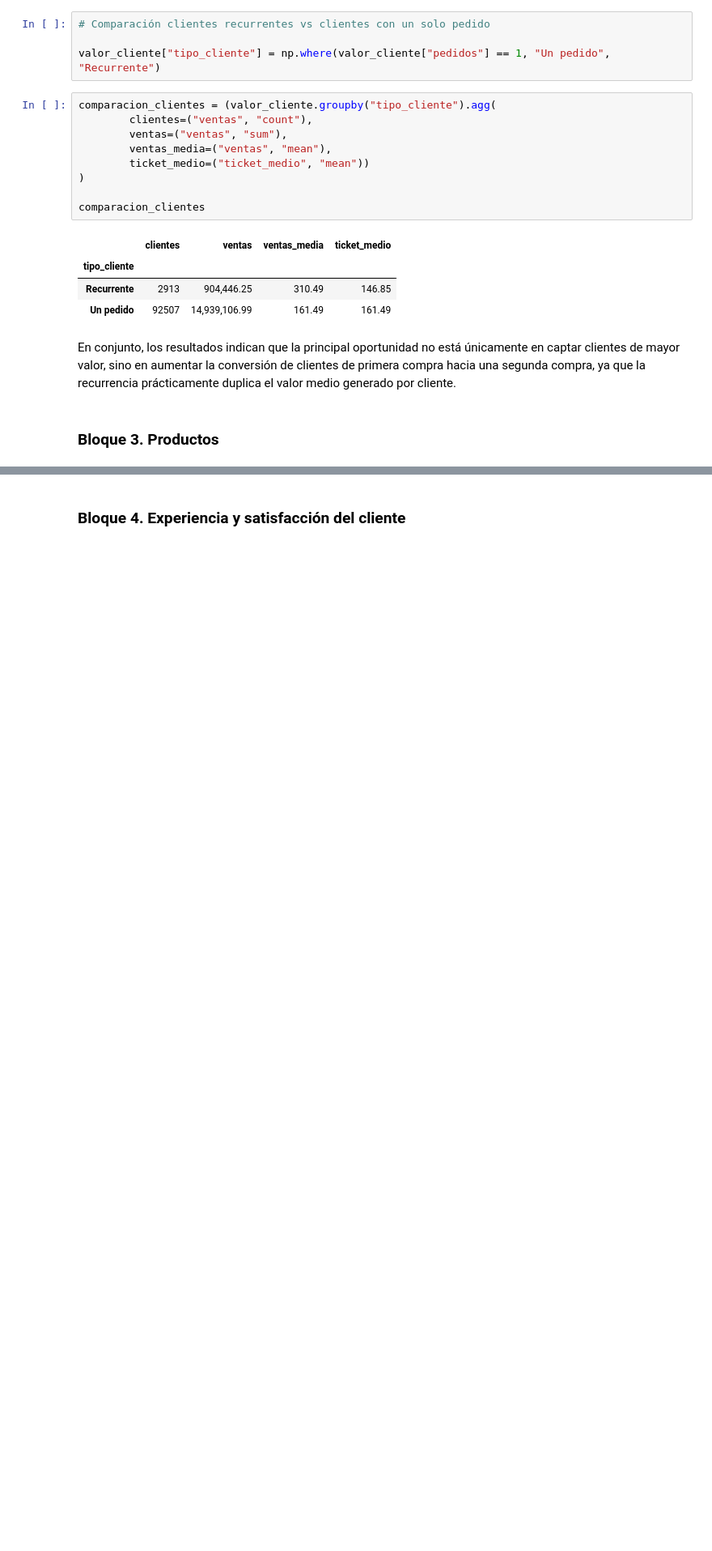
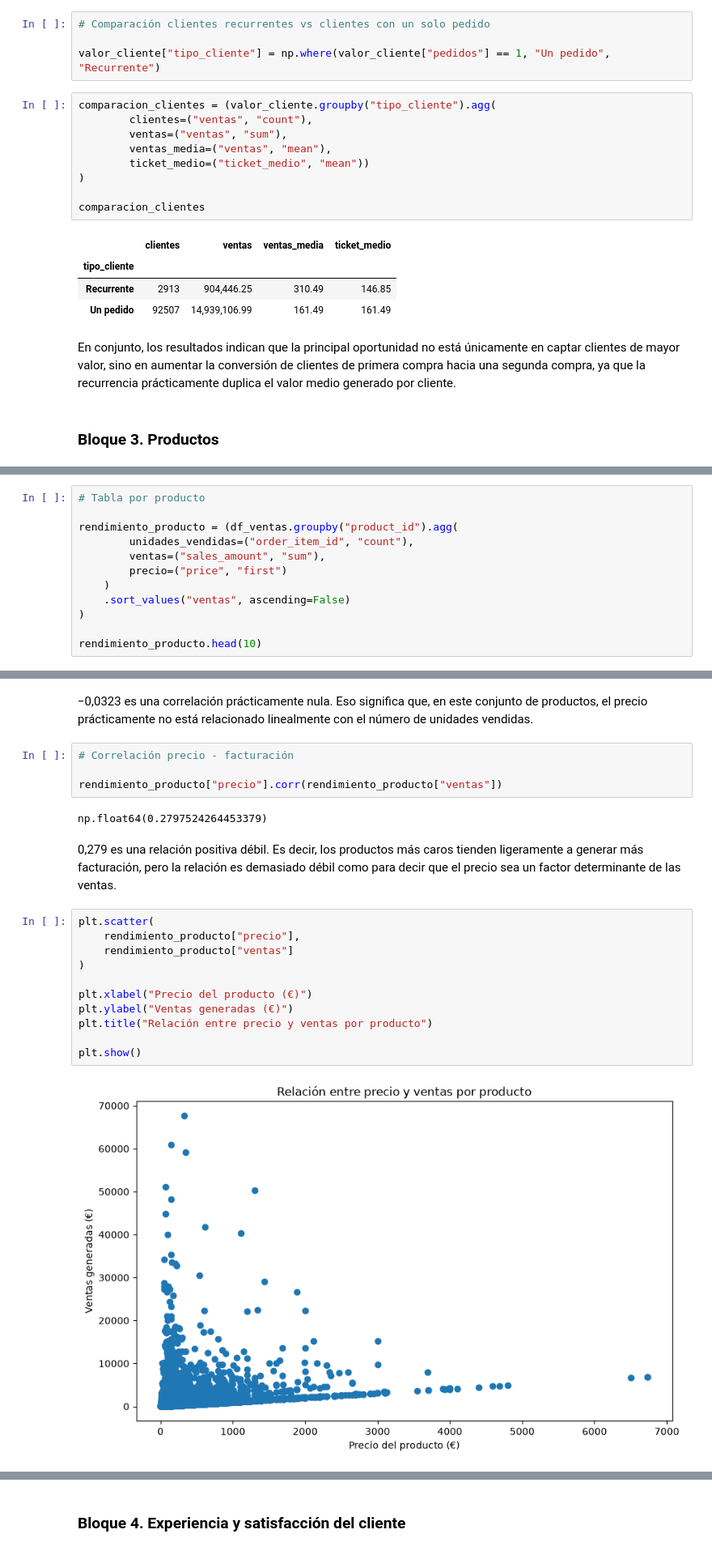
Before and after one commit to malumon/Proyecto_final, a Jupyter notebook: Notebooks/03_EDA.ipynb, the cells around one changed output, grey strips where cells are left out. Shown at 81% size. Saved outputs shown, nothing was run; the diff lists cells and outputs as text; blank space fills up the shorter version.

```diff
--- a/Notebooks/03_EDA.ipynb
+++ b/Notebooks/03_EDA.ipynb
@@ -1199,0 +1226,12 @@ En conjunto, los resultados indican que la principal oportunidad no está única
+# %%
+# Tabla por producto
+
+rendimiento_producto = (df_ventas.groupby("product_id").agg(
+        unidades_vendidas=("order_item_id", "count"),
+        ventas=("sales_amount", "sum"),
+        precio=("price", "first")
+    )
+    .sort_values("ventas", ascending=False)
+)
+
+rendimiento_producto.head(10)
@@ -1199,0 +1259,23 @@ En conjunto, los resultados indican que la principal oportunidad no está única
+# %% [markdown]
+−0,0323 es una correlación prácticamente nula. Eso significa que, en este conjunto de productos, el precio prácticamente no está relacionado linealmente con el número de unidades vendidas.
+# %%
+# Correlación precio - facturación
+
+rendimiento_producto["precio"].corr(rendimiento_producto["ventas"])
+# %% [output]
+np.float64(0.2797524264453379)
+# %% [markdown]
+0,279 es una relación positiva débil. Es decir, los productos más caros tienden ligeramente a generar más facturación, pero la relación es demasiado débil como para decir que el precio sea un factor determinante de las ventas.
+# %%
+plt.scatter(
+    rendimiento_producto["precio"],
+    rendimiento_producto["ventas"]
+)
+
+plt.xlabel("Precio del producto (€)")
+plt.ylabel("Ventas generadas (€)")
+plt.title("Relación entre precio y ventas por producto")
+
+plt.show()
+# %% [output]
+[figure, added]
```
Also changed, not shown: parts of 132 cells of this notebook.
